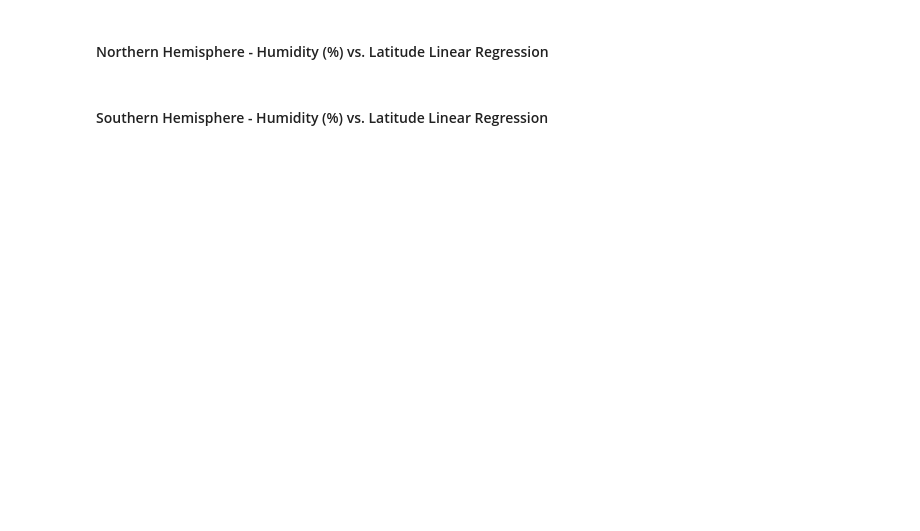
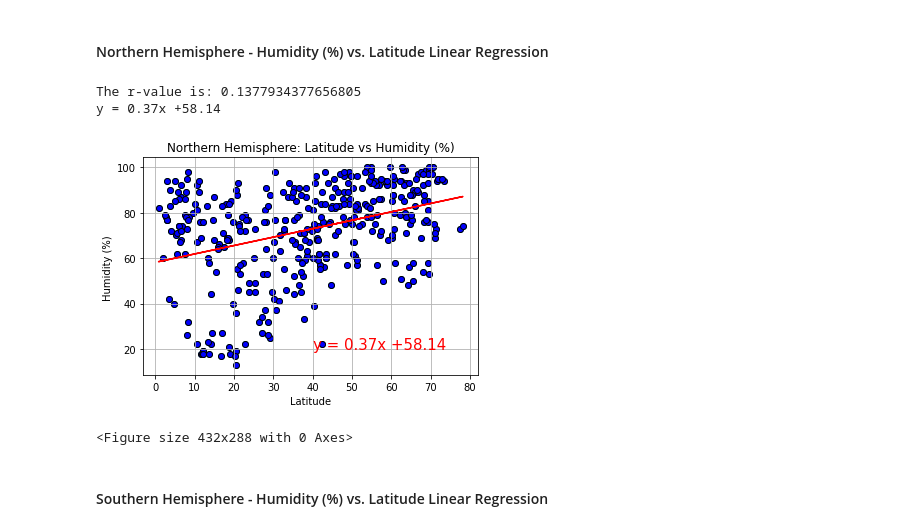
Before and after one commit to stefanyl/python-api-challenge, a Jupyter notebook: WeatherPy/WeatherPy.ipynb, the cells around one changed output. Cells and saved outputs as stored; diff of their text form; code cells hidden in the pictures; blank space fills up the shorter version.

```diff
--- a/WeatherPy/WeatherPy.ipynb
+++ b/WeatherPy/WeatherPy.ipynb
@@ -313,4 +406,35 @@ plt.savefig("City Latitude vs Wind Speed.png")
 # %% [markdown]
 ####  Northern Hemisphere - Humidity (%) vs. Latitude Linear Regression
+# %%
+#Set x & y values
+x_values = north_hem['Lat']
+y_values = north_hem['Humidity']
+
+#linear regression
+(slope, intercept, rvalue, pvalue, stderr) = stats.linregress(x_values, y_values)
+regress_values = x_values * slope + intercept
+line_eq = "y = " + str(round(slope,2)) + "x +" + str(round(intercept,2))
+plt.scatter(x_values,y_values)
+plt.plot(x_values,regress_values,"r-")
+
+# Label plot and annotate the line equation
+plt.title('Northern Hemisphere: Latitude vs Humidity (%)')
+plt.scatter(x_values,y_values,color= 'blue', edgecolors = 'black')
+plt.grid()
+plt.xlabel('Latitude')
+plt.ylabel('Humidity (%) ')
+
+plt.annotate(line_eq,(40,20),fontsize=15,color="red")
+print(f"The r-value is: {rvalue**2}")
+print(line_eq)
+plt.show()
+
+#save plot as .png
+plt.savefig('Northern Hemisphere: Latitude vs Humidity (%).png')
+# %% [output]
+The r-value is: 0.1377934377656805
+y = 0.37x +58.14
+[figure, added]
+<Figure size 432x288 with 0 Axes>
 # %% [markdown]
 ####  Southern Hemisphere - Humidity (%) vs. Latitude Linear Regression
```
Also changed, not shown: parts of 9 cells of this notebook, 8 other files.
